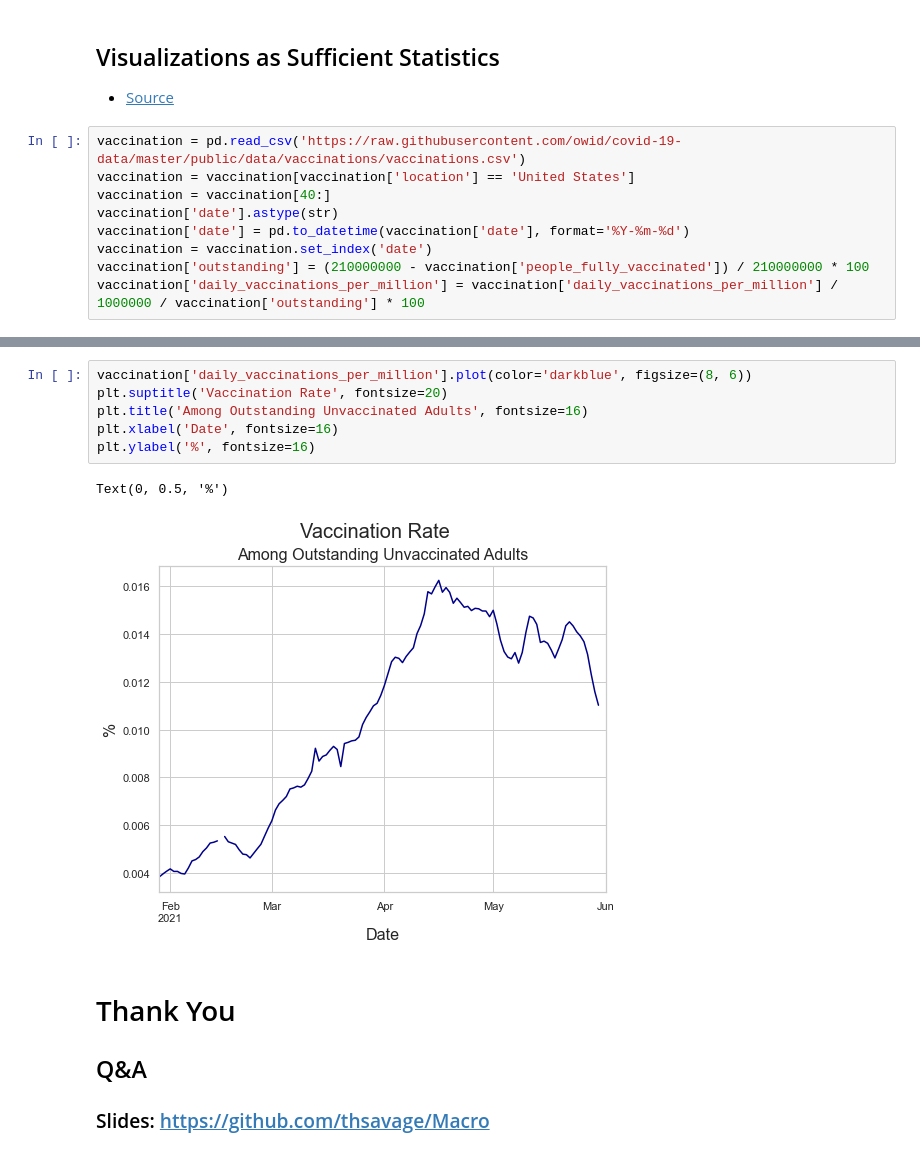
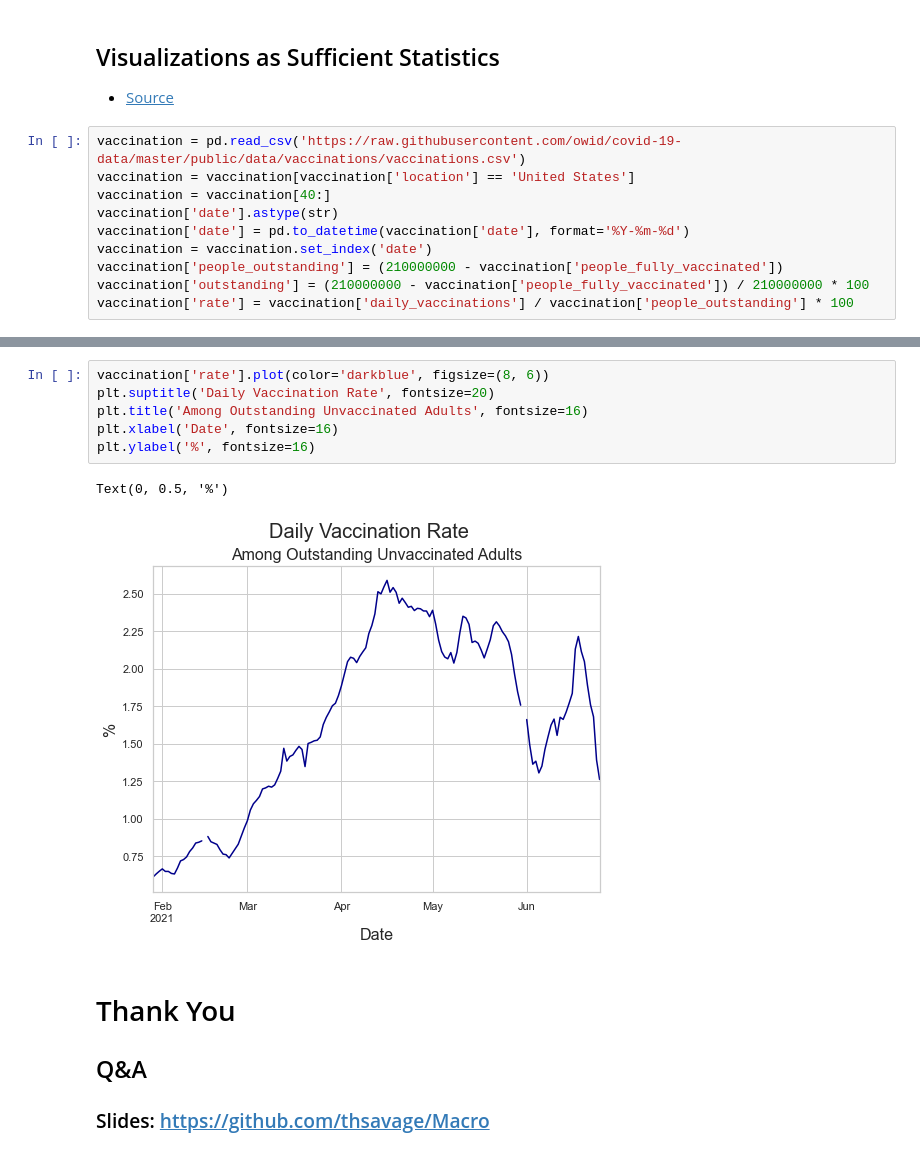
Before and after one commit to thsavage/Macro, a Jupyter notebook: How to Love The Recovery.ipynb, the cells around one changed output, grey strips where cells are left out. Cells and saved outputs as stored; diff of their text form.

```diff
--- a/How to Love The Recovery.ipynb
+++ b/How to Love The Recovery.ipynb
@@ -203,8 +203,9 @@ vaccination = vaccination[40:]
 vaccination['date'].astype(str)
 vaccination['date'] = pd.to_datetime(vaccination['date'], format='%Y-%m-%d')
 vaccination = vaccination.set_index('date')
+vaccination['people_outstanding'] = (210000000 - vaccination['people_fully_vaccinated'])
 vaccination['outstanding'] = (210000000 - vaccination['people_fully_vaccinated']) / 210000000 * 100
-vaccination['daily_vaccinations_per_million'] = vaccination['daily_vaccinations_per_million'] / 1000000 / vaccination['outstanding'] * 100
+vaccination['rate'] = vaccination['daily_vaccinations'] / vaccination['people_outstanding'] * 100
 # %%
 vaccination['people_fully_vaccinated_per_hundred'].plot(color='darkblue', figsize=(8, 6))
 plt.suptitle('Fully Vaccinated Adults', fontsize=20)
@@ -226,12 +236,12 @@ Text(0, 0.5, '%')
 # %%
-vaccination['daily_vaccinations_per_million'].plot(color='darkblue', figsize=(8, 6))
-plt.suptitle('Vaccination Rate', fontsize=20)
+vaccination['rate'].plot(color='darkblue', figsize=(8, 6))
+plt.suptitle('Daily Vaccination Rate', fontsize=20)
 plt.title('Among Outstanding Unvaccinated Adults', fontsize=16)
 plt.xlabel('Date', fontsize=16)
 plt.ylabel('%', fontsize=16)
 # %% [output]
 Text(0, 0.5, '%')
-[figure, old version]
+[figure, new version]
 # %% [markdown]
 # Thank You
 
```
Also changed, not shown: parts of 10 cells of this notebook.
